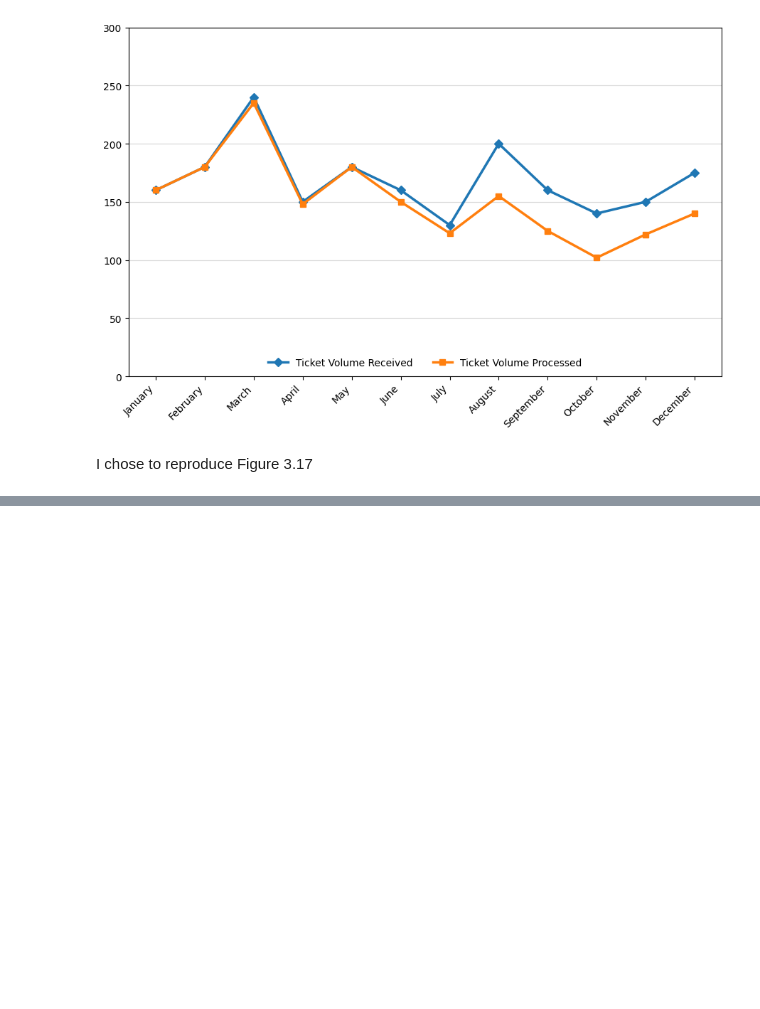
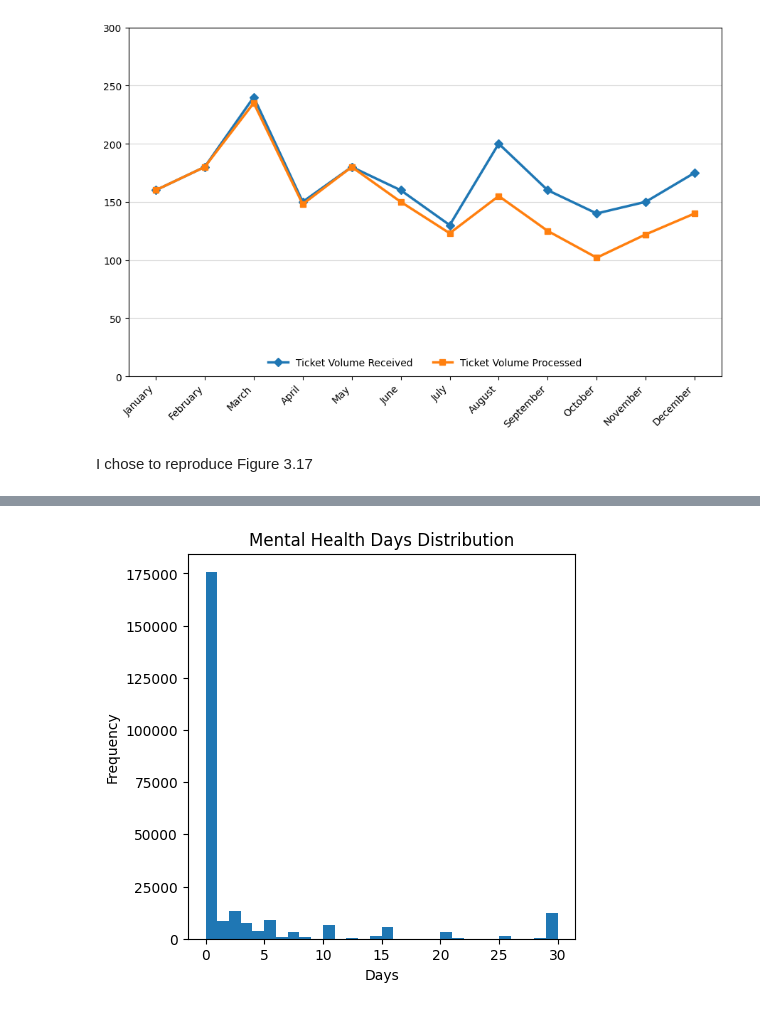
Before and after one commit to bharadv1/Module-B-semester-2, a Jupyter notebook: Week6.ipynb, the cells around one changed output, grey strips where cells are left out. Saved outputs shown, nothing was run; the diff lists cells and outputs as text; code cells hidden in the pictures; blank space fills up the shorter version.

```diff
--- a/Week6.ipynb
+++ b/Week6.ipynb
@@ -325,0 +408,9 @@ I chose to reproduce Figure 3.17
+# %%
+plt.figure(figsize=(5,5))
+plt.hist(df_diabetes['MentHlth'], bins=30)
+plt.title("Mental Health Days Distribution")
+plt.xlabel("Days")
+plt.ylabel("Frequency")
+plt.show()
+# %% [output]
+[figure, added]
```
Also changed, not shown: parts of 8 cells of this notebook.
